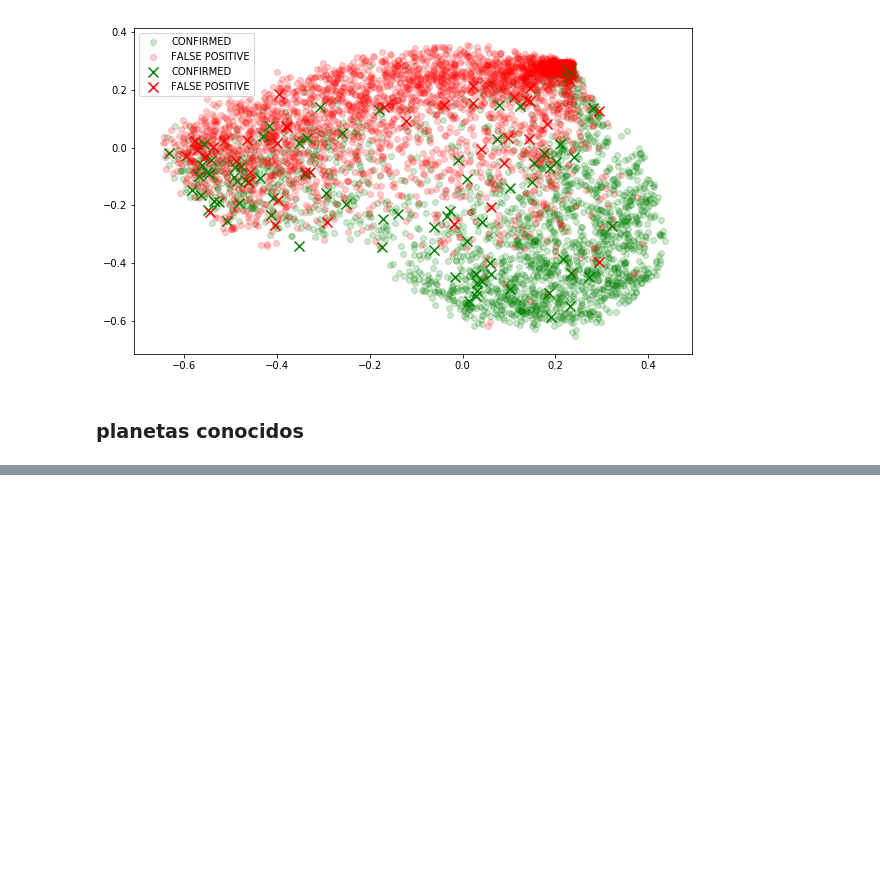
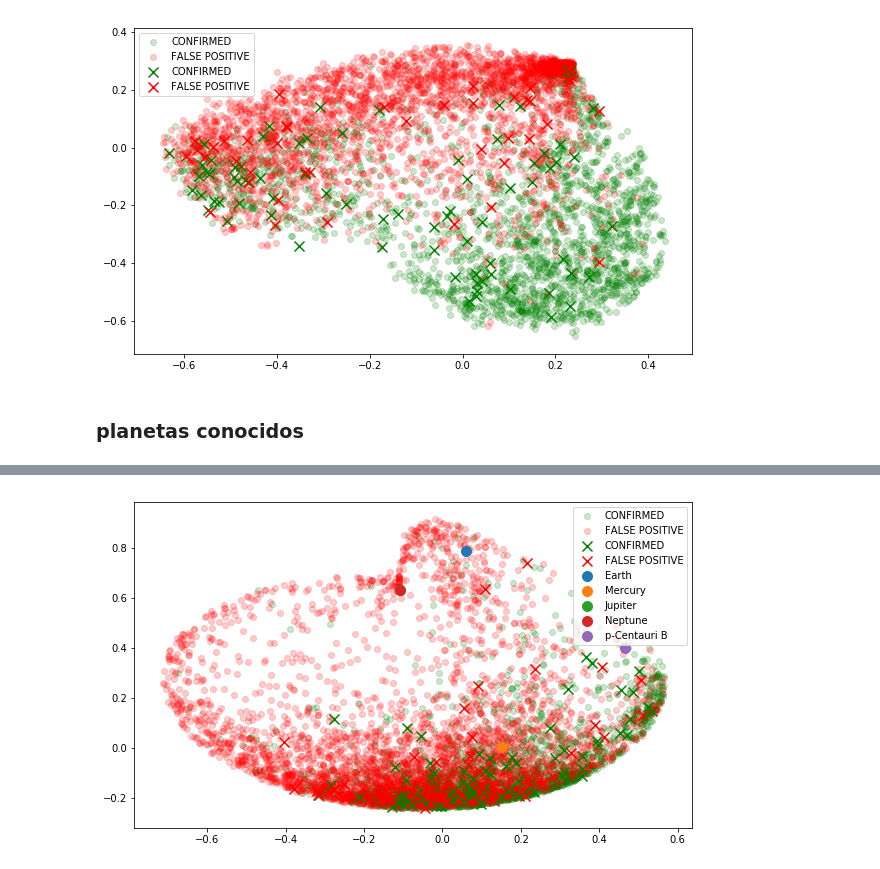
Before and after one commit to fmenat/ExoplanetDetection, a Jupyter notebook: Notebooks/VisualizeModels_Labels.ipynb, the cells around one changed output, grey strips where cells are left out. Cells and saved outputs as stored; diff of their text form; code cells hidden in the pictures; blank space fills up the shorter version.

```diff
--- a/Notebooks/VisualizeModels_Labels.ipynb
+++ b/Notebooks/VisualizeModels_Labels.ipynb
@@ -420,0 +461,14 @@ jupiter_data_plot = model.transform(jupiter_data)
+# %%
+mask_con = ypred_all.astype('bool')
+mask_fp = ~mask_con
+
+plot_errors(Xstd_all_plot, err_all, mask_con, mask_fp)
+plt.scatter(earth_data_plot[:,0], earth_data_plot[:,1], label="Earth", s=100)
+plt.scatter(mercury_data_plot[:,0], mercury_data_plot[:,1], label="Mercury", s=100)
+plt.scatter(jupiter_data_plot[:,0], jupiter_data_plot[:,1], label="Jupiter", s=100)
+plt.scatter(neptune_data_plot[:,0], neptune_data_plot[:,1], label="Neptune", s=100)
+plt.scatter(pcentauriB_data_plot[:,0], pcentauriB_data_plot[:,1], label="p-Centauri B", s=100)
+plt.legend()
+plt.show() #0.05 ## con periodo y a/R (enves de semi)..
+# %% [output]
+[figure, added]
```
Also changed, not shown: parts of 14 cells of this notebook.
